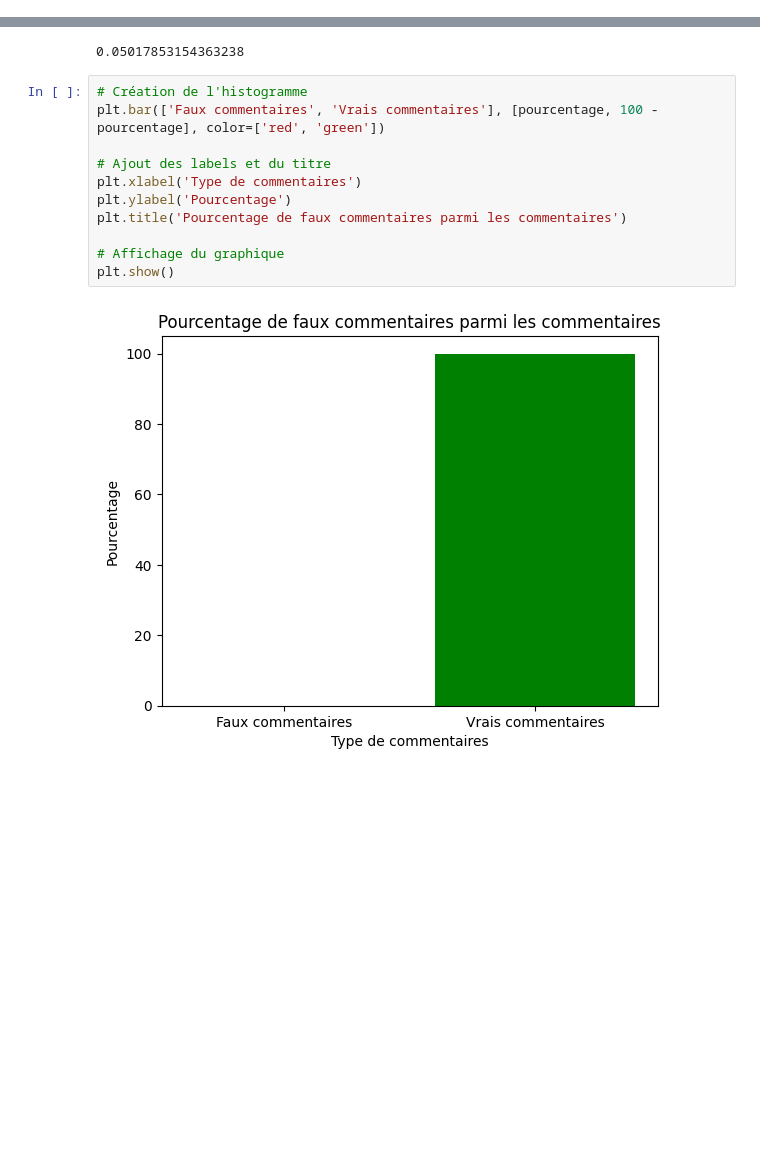
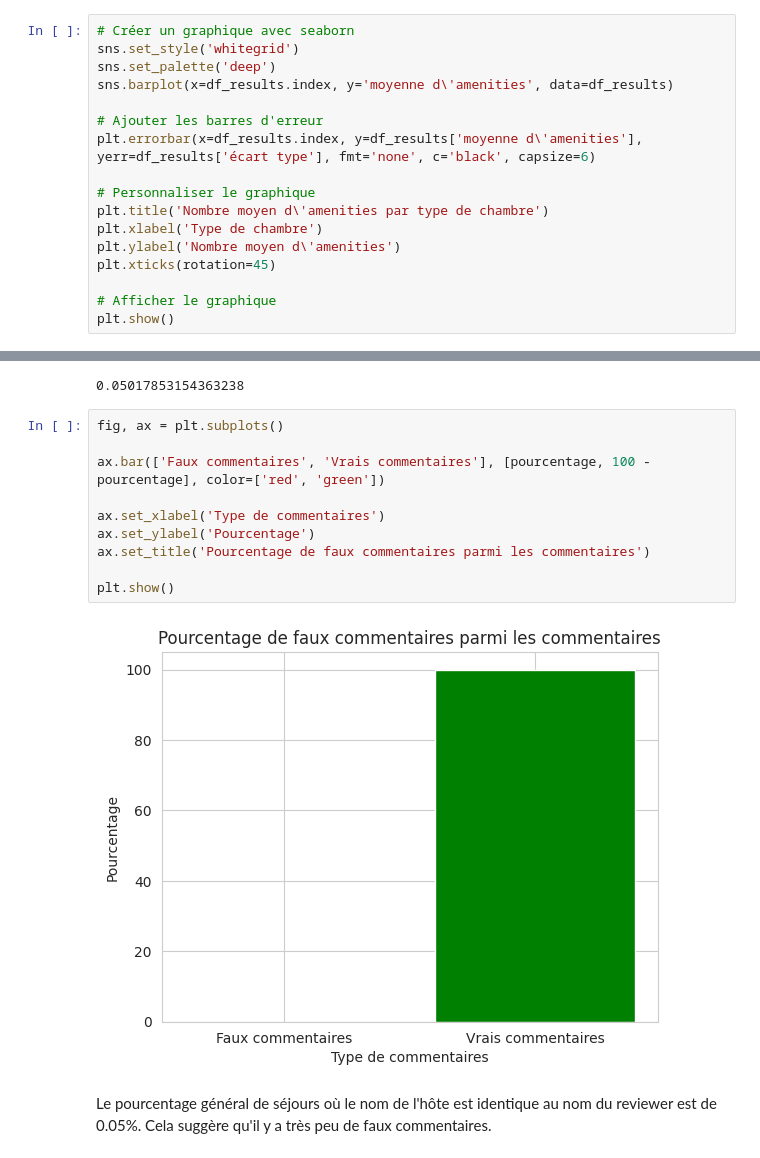
Before and after one commit to DonzerHD/Pandas-Env-Visuel, a Jupyter notebook: Pandas/TD_Pandas.ipynb, the cells around one changed output, grey strips where cells are left out. Saved outputs shown, nothing was run; the diff lists cells and outputs as text; blank space fills up the shorter version.

```diff
--- a/Pandas/TD_Pandas.ipynb
+++ b/Pandas/TD_Pandas.ipynb
@@ -173,3 +188,20 @@ df_results
 | Hotel room | 23.774194 | 10.589849 |
 | Private room | 27.451613 | 13.715880 |
 | Shared room | 14.641026 | 8.904426 |
+# %%
+# Créer un graphique avec seaborn
+sns.set_style('whitegrid')
+sns.set_palette('deep')
+sns.barplot(x=df_results.index, y='moyenne d\'amenities', data=df_results)
+
+# Ajouter les barres d'erreur
+plt.errorbar(x=df_results.index, y=df_results['moyenne d\'amenities'], yerr=df_results['écart type'], fmt='none', c='black', capsize=6)
+
+# Personnaliser le graphique
+plt.title('Nombre moyen d\'amenities par type de chambre')
+plt.xlabel('Type de chambre')
+plt.ylabel('Nombre moyen d\'amenities')
+plt.xticks(rotation=45)
+
+# Afficher le graphique
+plt.show()
@@ -408,15 +471,16 @@ pourcentage
 # %% [output]
 0.05017853154363238
 # %%
-# Création de l'histogramme
-plt.bar(['Faux commentaires', 'Vrais commentaires'], [pourcentage, 100 - pourcentage], color=['red', 'green'])
+fig, ax = plt.subplots()
 
-# Ajout des labels et du titre
-plt.xlabel('Type de commentaires')
-plt.ylabel('Pourcentage')
-plt.title('Pourcentage de faux commentaires parmi les commentaires')
+ax.bar(['Faux commentaires', 'Vrais commentaires'], [pourcentage, 100 - pourcentage], color=['red', 'green'])
 
-# Affichage du graphique
+ax.set_xlabel('Type de commentaires')
+ax.set_ylabel('Pourcentage')
+ax.set_title('Pourcentage de faux commentaires parmi les commentaires')
+
 plt.show()
 # %% [output]
-[figure, old version]
+[figure, new version]
+# %% [markdown]
+Le pourcentage général de séjours où le nom de l'hôte est identique au nom du reviewer est de 0.05%. Cela suggère qu'il y a très peu de faux commentaires.
```
Also changed, not shown: parts of 26 cells of this notebook, 1 other file.
